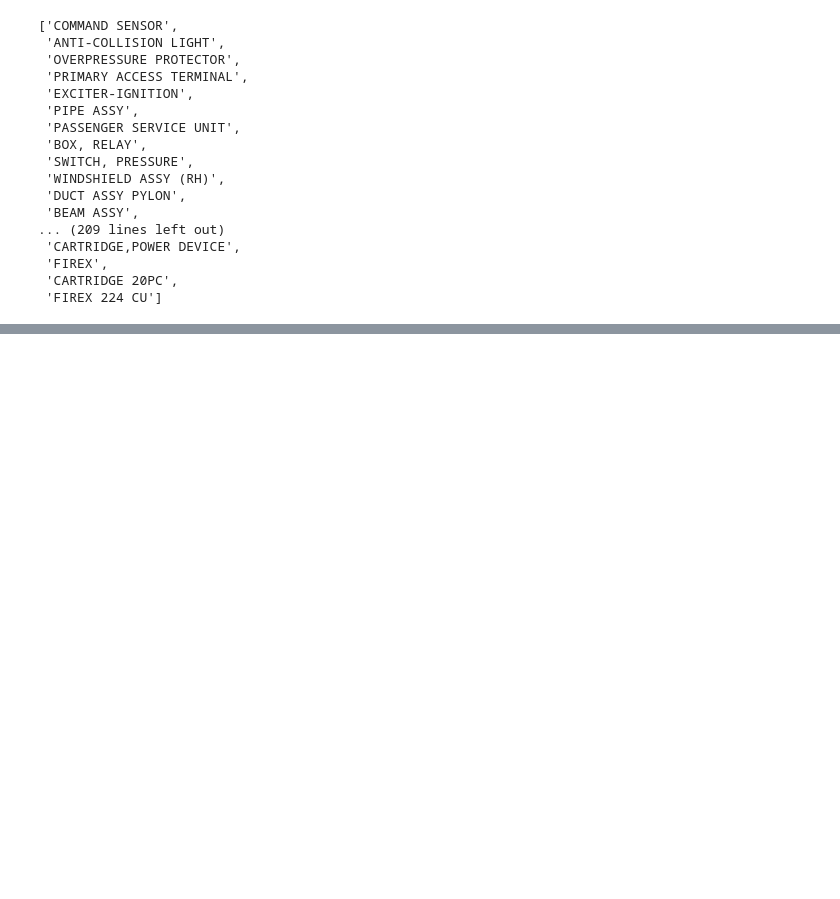
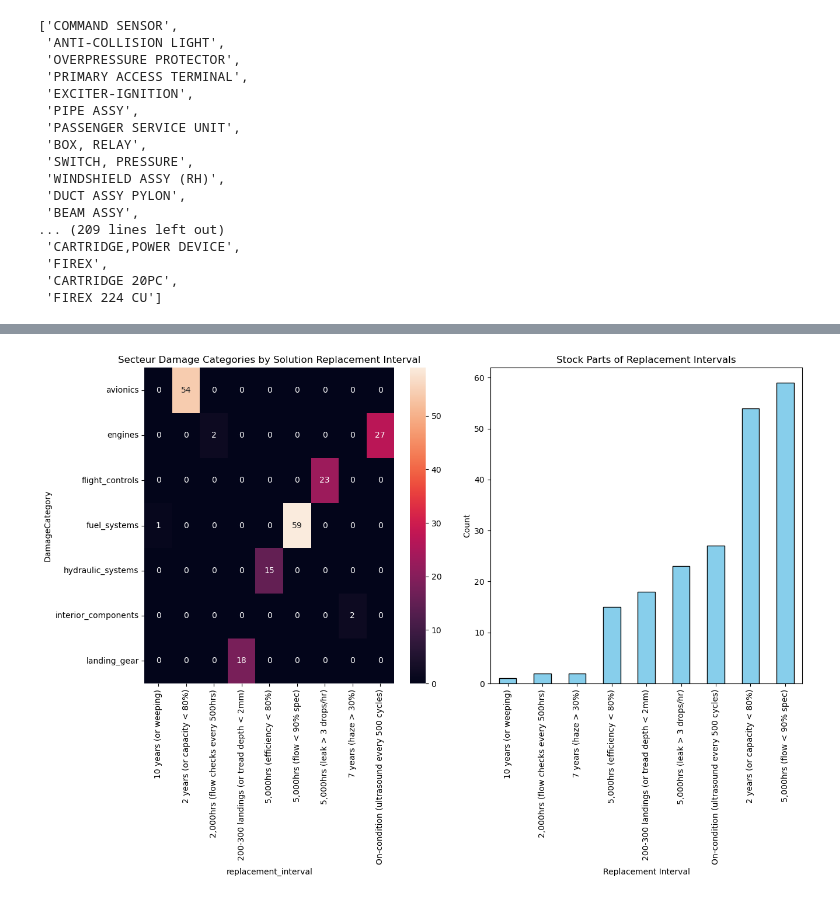
Before and after one commit to thedevreda/JadAerospace, a Jupyter notebook: AircraftParts/EDAAircraftParts(Damage).ipynb, the cells around one changed output, grey strips where cells are left out. Saved outputs shown, nothing was run; the diff lists cells and outputs as text; code cells hidden in the pictures; blank space fills up the shorter version.

```diff
--- a/AircraftParts/EDAAircraftParts(Damage).ipynb
+++ b/AircraftParts/EDAAircraftParts(Damage).ipynb
@@ -378,3 +402,20 @@ dv['PartName'].unique().tolist()
+# %%
+chart = ds[ds['replacement_interval'] != 'On-condition']['replacement_interval'].value_counts()
+
+filtered_data = ds[(ds['DamageCategory'] != 'other') & (ds['replacement_interval'] != 'On-condition')]
+fig, ax = plt.subplots(1,2)
+fig.set_size_inches(12,6)
+fig.tight_layout()
+ax[0].set_title('Secteur Damage Categories by Solution Replacement Interval')
+
+sns.heatmap(pd.crosstab(filtered_data['DamageCategory'], filtered_data['replacement_interval']), annot=True, fmt='d', ax=ax[0])
+chart[::-1].plot(kind='bar', title='Stock Parts of Replacement Intervals', xlabel="Replacement Interval", ylabel="Count", color='skyblue', edgecolor='black', ax=ax[1])
+plt.show()
+
+
+# VISUALIZE OF THE REPLACEMENT INTERVALS
+# %% [output]
+[figure, added]
 # %%
 ds.to_csv(r"C:\Users\The Dev Reda\Desktop\JadAerospace\AircraftParts\Data\jadaero_parts_categorized(Damage).csv", index=False)
 # Save the categorized DataFrame to a new CSV file
```
Also changed, not shown: parts of 5 cells of this notebook.
